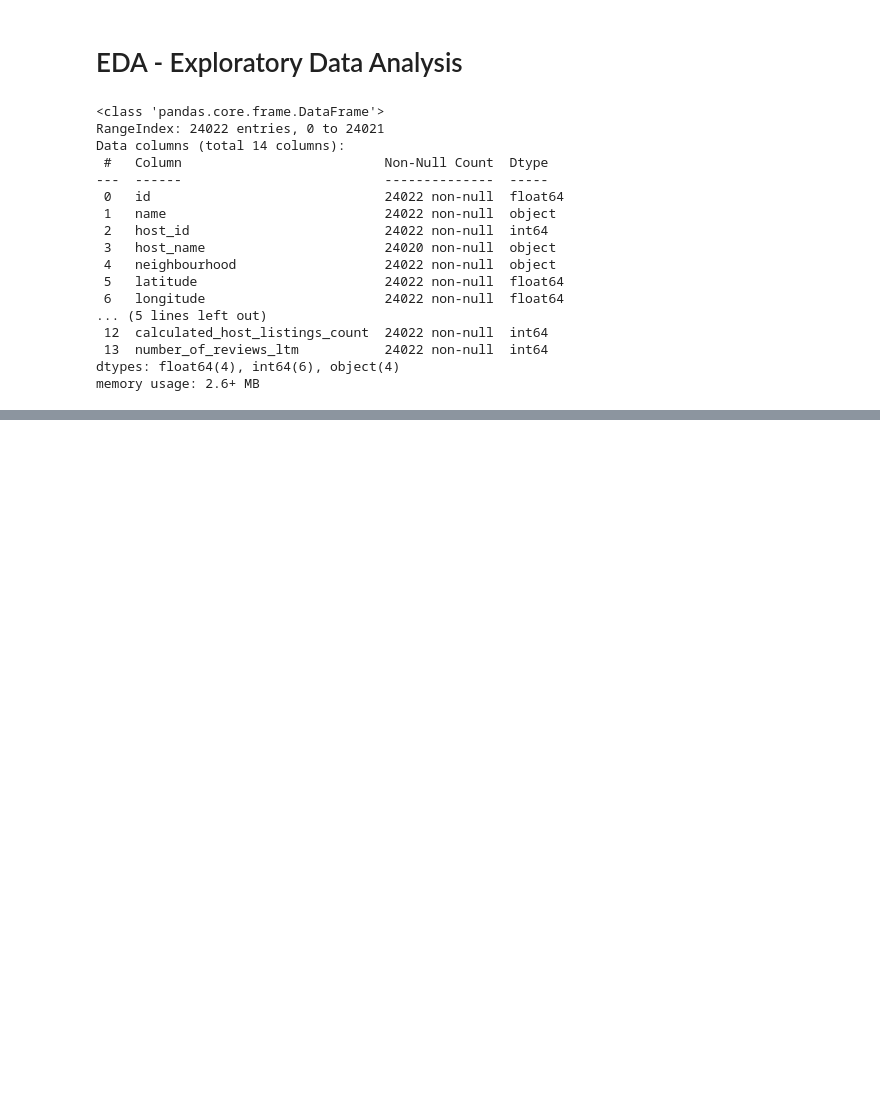
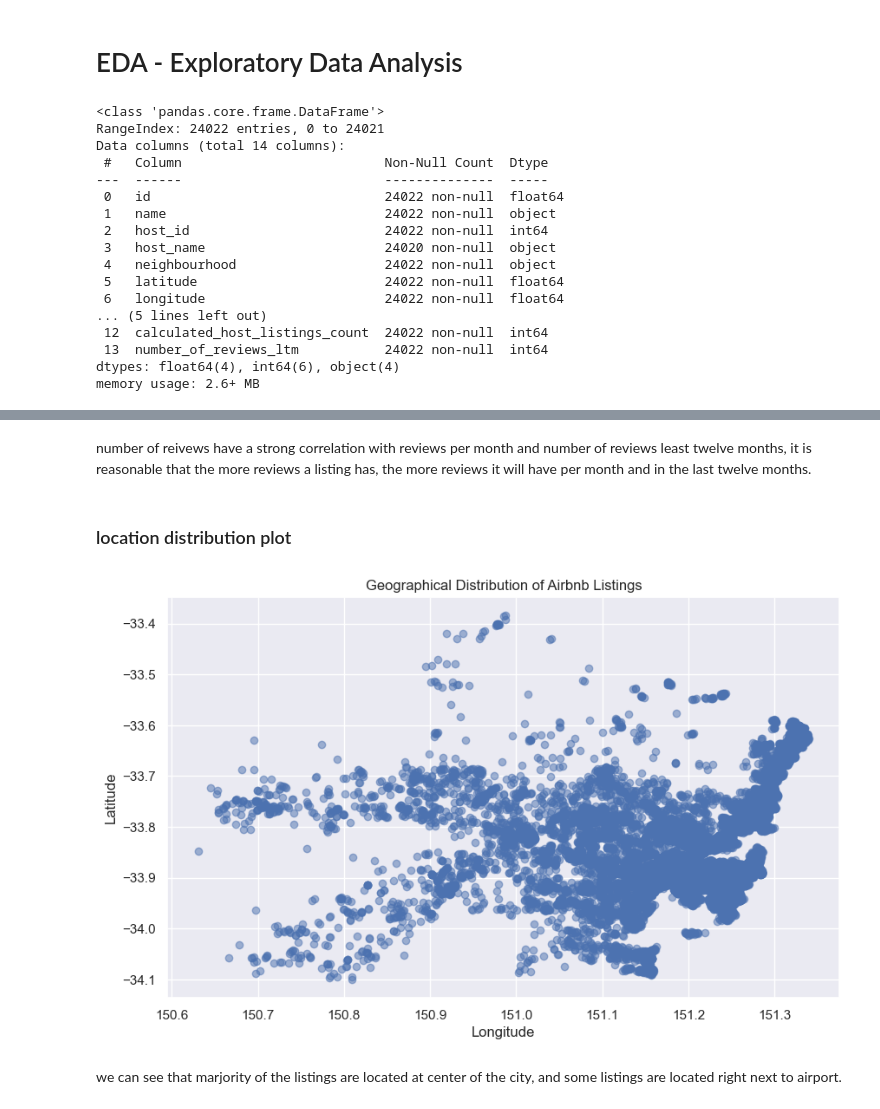
Before and after one commit to andy3278/back2vizbasics, a Jupyter notebook: week20/week20_build_a_map_2.ipynb, the cells around one changed output, grey strips where cells are left out. Saved outputs shown, nothing was run; the diff lists cells and outputs as text; code cells hidden in the pictures; blank space fills up the shorter version.

```diff
--- a/week20/week20_build_a_map_2.ipynb
+++ b/week20/week20_build_a_map_2.ipynb
@@ -68,0 +178,17 @@ memory usage: 2.6+ MB
+# %% [markdown]
+number of reivews have a strong correlation with reviews per month and number of reviews least twelve months, it is reasonable that the more reviews a listing has, the more reviews it will have per month and in the last twelve months.
+# %% [markdown]
+### location distribution plot
+# %%
+latitude = df['latitude']
+longitude = df['longitude']
+
+plt.figure(figsize=(10, 6))
+plt.scatter(longitude, latitude, alpha=0.5)  # alpha controls the transparency of the points
+plt.title('Geographical Distribution of Airbnb Listings')
+plt.xlabel('Longitude')
+plt.ylabel('Latitude')
+plt.grid(True)
+plt.show()
+# %% [output]
+[figure, added]
@@ -68,0 +210,2 @@ memory usage: 2.6+ MB
+# %% [markdown]
+we can see that marjority of the listings are located at center of the city, and some listings are located right next to airport.
```
Also changed, not shown: parts of 15 cells of this notebook.
